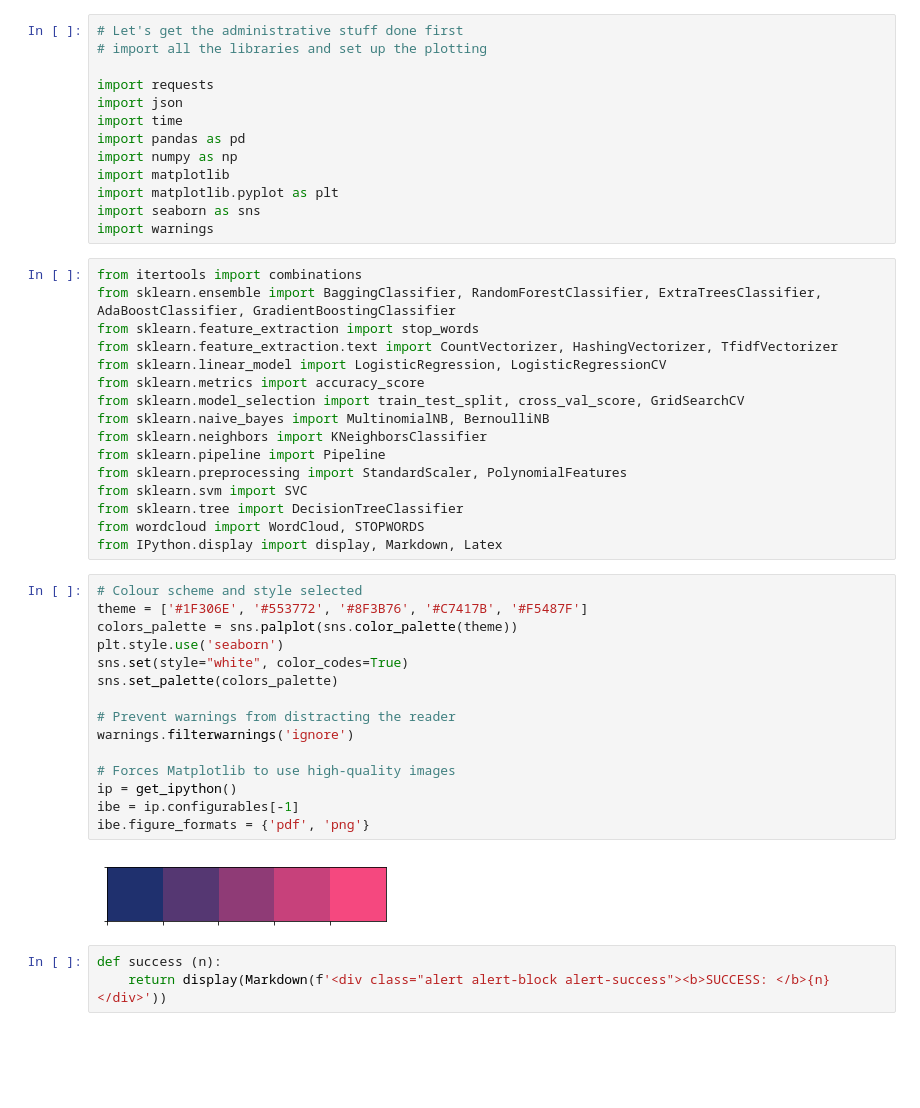
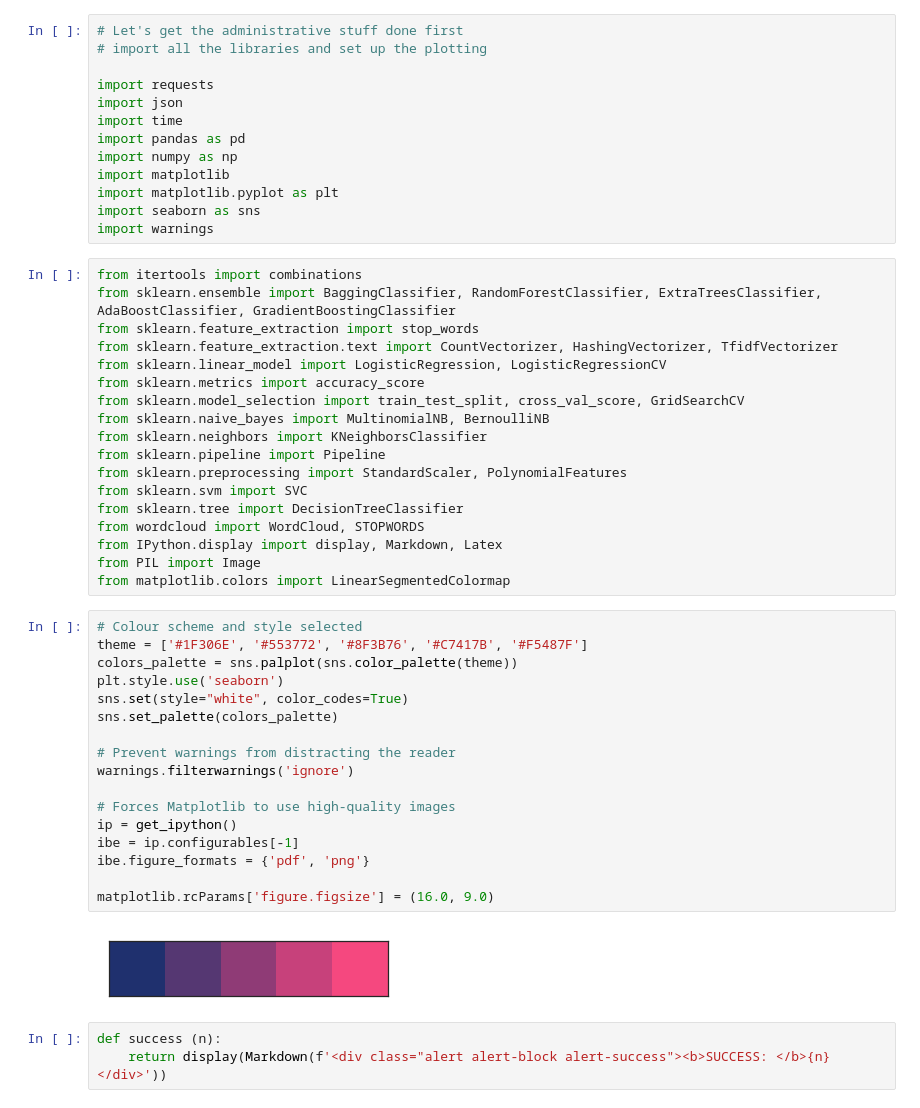
Before and after one commit to AmirYunus/GA_DSI_Project_3, a Jupyter notebook: code/technical_report.ipynb, the cells around one changed output. Drawn from its saved outputs; the diff is of its cells as text; blank space fills up the shorter version.

```diff
--- a/code/technical_report.ipynb
+++ b/code/technical_report.ipynb
@@ -40,23 +40,27 @@ from sklearn.svm import SVC
 from sklearn.tree import DecisionTreeClassifier
 from wordcloud import WordCloud, STOPWORDS
 from IPython.display import display, Markdown, Latex
+from PIL import Image
+from matplotlib.colors import LinearSegmentedColormap
 # %%
 # Colour scheme and style selected
 theme = ['#1F306E', '#553772', '#8F3B76', '#C7417B', '#F5487F']
 colors_palette = sns.palplot(sns.color_palette(theme))
 plt.style.use('seaborn')
 sns.set(style="white", color_codes=True)
 sns.set_palette(colors_palette)
 
 # Prevent warnings from distracting the reader
 warnings.filterwarnings('ignore')
 
 # Forces Matplotlib to use high-quality images
 ip = get_ipython()
 ibe = ip.configurables[-1]
 ibe.figure_formats = {'pdf', 'png'}
+
+matplotlib.rcParams['figure.figsize'] = (16.0, 9.0)
 # %% [output]
-[figure, old version]
+[figure, new version]
 # %%
 def success (n):
     return display(Markdown(f'<div class="alert alert-block alert-success"><b>SUCCESS: </b>{n}</div>'))
```
Also changed, not shown: parts of 30 cells of this notebook.
